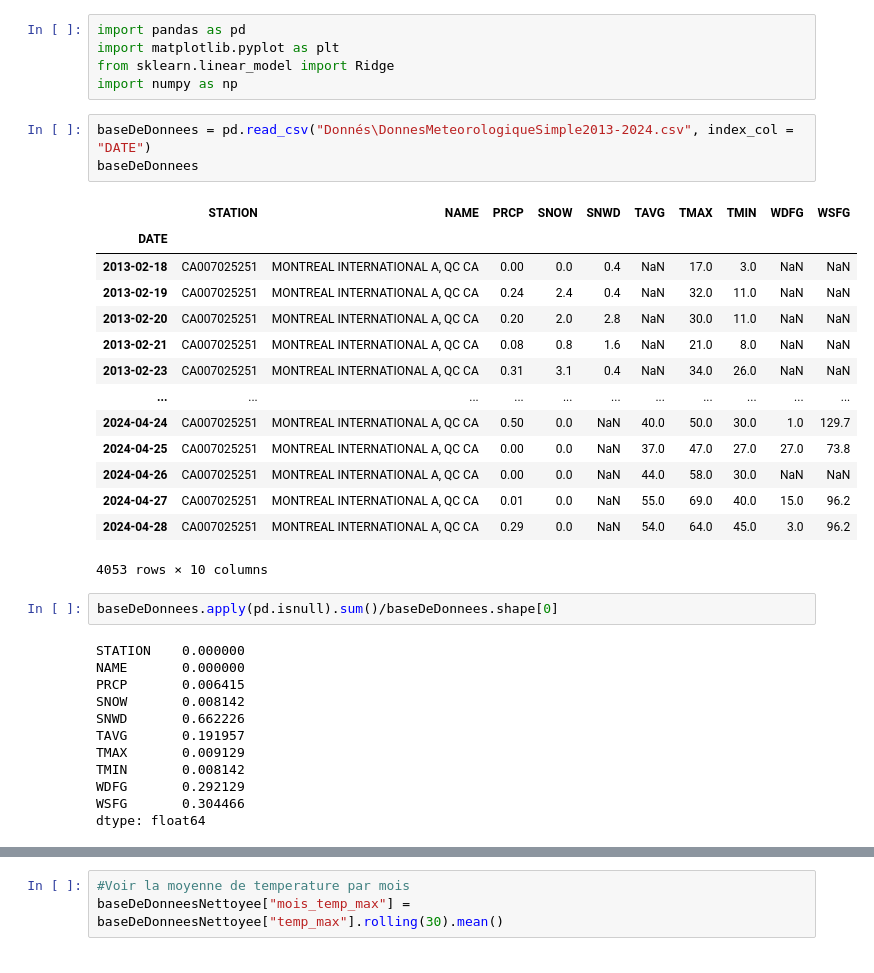
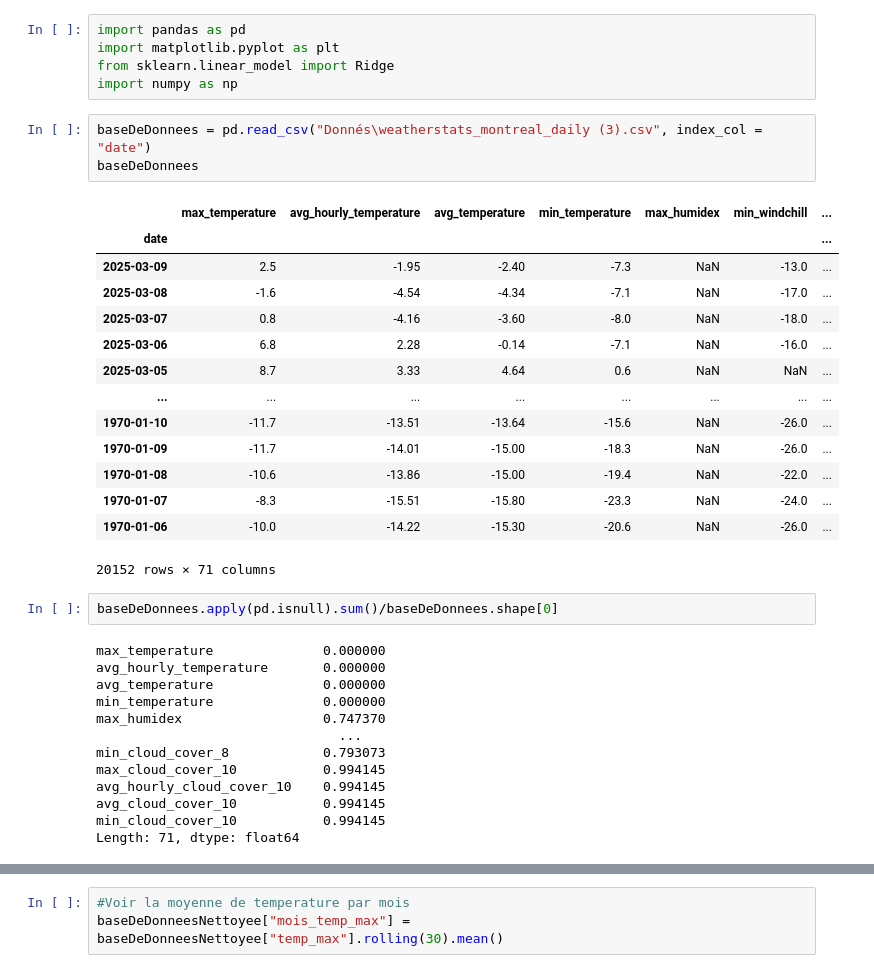
Before and after one commit to MohamedAmineAllet/KAFFKA-ON-THE-MOON, a Jupyter notebook: MachinesIntelligentes/Version3PredicteurMeteo.ipynb, the cells around one changed output, grey strips where cells are left out. Saved outputs shown, nothing was run; the diff lists cells and outputs as text.

```diff
--- a/MachinesIntelligentes/Version3PredicteurMeteo.ipynb
+++ b/MachinesIntelligentes/Version3PredicteurMeteo.ipynb
@@ -4,35 +4,36 @@ import matplotlib.pyplot as plt
 from sklearn.linear_model import Ridge
 import numpy as np
 # %%
-baseDeDonnees = pd.read_csv("Donnés\DonnesMeteorologiqueSimple2013-2024.csv", index_col = "DATE")
+baseDeDonnees = pd.read_csv("Donnés\weatherstats_montreal_daily (3).csv", index_col = "date")
 baseDeDonnees
 # %% [output]
-|  | STATION | NAME | PRCP | SNOW | SNWD | TAVG | TMAX | TMIN | WDFG | WSFG |
-| DATE |  |  |  |  |  |  |  |  |  |  |
-| 2013-02-18 | CA007025251 | MONTREAL INTERNATIONAL A, QC CA | 0.00 | 0.0 | 0.4 | NaN | 17.0 | 3.0 | NaN | NaN |
-| 2013-02-19 | CA007025251 | MONTREAL INTERNATIONAL A, QC CA | 0.24 | 2.4 | 0.4 | NaN | 32.0 | 11.0 | NaN | NaN |
-| 2013-02-20 | CA007025251 | MONTREAL INTERNATIONAL A, QC CA | 0.20 | 2.0 | 2.8 | NaN | 30.0 | 11.0 | NaN | NaN |
-| 2013-02-21 | CA007025251 | MONTREAL INTERNATIONAL A, QC CA | 0.08 | 0.8 | 1.6 | NaN | 21.0 | 8.0 | NaN | NaN |
-| 2013-02-23 | CA007025251 | MONTREAL INTERNATIONAL A, QC CA | 0.31 | 3.1 | 0.4 | NaN | 34.0 | 26.0 | NaN | NaN |
-| ... | ... | ... | ... | ... | ... | ... | ... | ... | ... | ... |
-| 2024-04-24 | CA007025251 | MONTREAL INTERNATIONAL A, QC CA | 0.50 | 0.0 | NaN | 40.0 | 50.0 | 30.0 | 1.0 | 129.7 |
-| 2024-04-25 | CA007025251 | MONTREAL INTERNATIONAL A, QC CA | 0.00 | 0.0 | NaN | 37.0 | 47.0 | 27.0 | 27.0 | 73.8 |
-| 2024-04-26 | CA007025251 | MONTREAL INTERNATIONAL A, QC CA | 0.00 | 0.0 | NaN | 44.0 | 58.0 | 30.0 | NaN | NaN |
-| 2024-04-27 | CA007025251 | MONTREAL INTERNATIONAL A, QC CA | 0.01 | 0.0 | NaN | 55.0 | 69.0 | 40.0 | 15.0 | 96.2 |
-| 2024-04-28 | CA007025251 | MONTREAL INTERNATIONAL A, QC CA | 0.29 | 0.0 | NaN | 54.0 | 64.0 | 45.0 | 3.0 | 96.2 |
+|  | max_temperature | avg_hourly_temperature | avg_temperature | min_temperature | max_humidex | min_windchill | ... |
+| date |  |  |  |  |  |  | ... |
+| 2025-03-09 | 2.5 | -1.95 | -2.40 | -7.3 | NaN | -13.0 | ... |
+| 2025-03-08 | -1.6 | -4.54 | -4.34 | -7.1 | NaN | -17.0 | ... |
+| 2025-03-07 | 0.8 | -4.16 | -3.60 | -8.0 | NaN | -18.0 | ... |
+| 2025-03-06 | 6.8 | 2.28 | -0.14 | -7.1 | NaN | -16.0 | ... |
+| 2025-03-05 | 8.7 | 3.33 | 4.64 | 0.6 | NaN | NaN | ... |
+| ... | ... | ... | ... | ... | ... | ... | ... |
+| 1970-01-10 | -11.7 | -13.51 | -13.64 | -15.6 | NaN | -26.0 | ... |
+| 1970-01-09 | -11.7 | -14.01 | -15.00 | -18.3 | NaN | -26.0 | ... |
+| 1970-01-08 | -10.6 | -13.86 | -15.00 | -19.4 | NaN | -22.0 | ... |
+| 1970-01-07 | -8.3 | -15.51 | -15.80 | -23.3 | NaN | -24.0 | ... |
+| 1970-01-06 | -10.0 | -14.22 | -15.30 | -20.6 | NaN | -26.0 | ... |
-4053 rows × 10 columns
+20152 rows × 71 columns
 # %%
 baseDeDonnees.apply(pd.isnull).sum()/baseDeDonnees.shape[0]
 # %% [output]
-STATION    0.000000
-NAME       0.000000
-PRCP       0.006415
-SNOW       0.008142
-SNWD       0.662226
-TAVG       0.191957
-TMAX       0.009129
-TMIN       0.008142
-WDFG       0.292129
-WSFG       0.304466
-dtype: float64
+max_temperature              0.000000
+avg_hourly_temperature       0.000000
+avg_temperature              0.000000
+min_temperature              0.000000
+max_humidex                  0.747370
+                               ...
+min_cloud_cover_8            0.793073
+max_cloud_cover_10           0.994145
+avg_hourly_cloud_cover_10    0.994145
+avg_cloud_cover_10           0.994145
+min_cloud_cover_10           0.994145
+Length: 71, dtype: float64
 # %%
```
Also changed, not shown: parts of 20 cells of this notebook, 7 other files.
